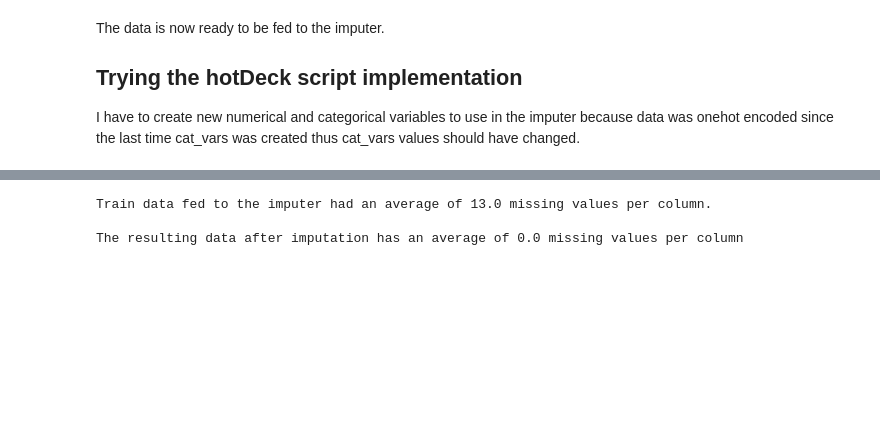
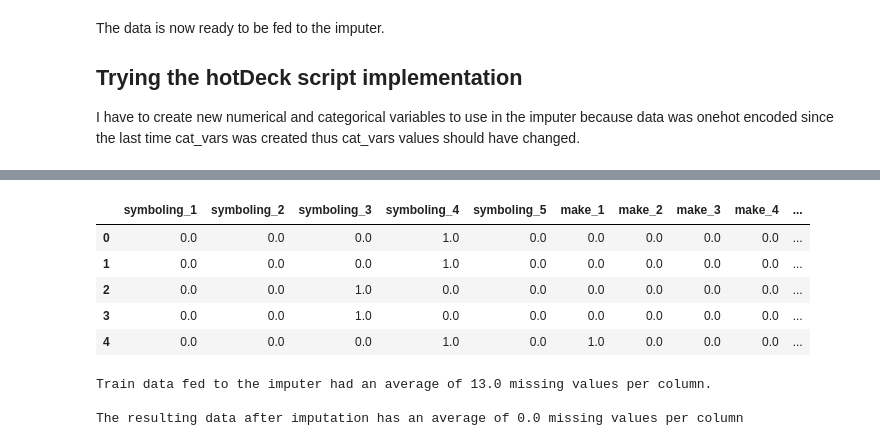
Before and after one commit to Nickimani/mini_DIVA, a Jupyter notebook: examples/hotDeckTrials.ipynb, the cells around one changed output, grey strips where cells are left out. Cells and saved outputs as stored; diff of their text form; code cells hidden in the pictures; blank space fills up the shorter version.

```diff
--- a/examples/hotDeckTrials.ipynb
+++ b/examples/hotDeckTrials.ipynb
@@ -171,3 +177,12 @@ fitted_df = hot.fit(df_oheMiss)
+# %%
+fitted_df.head()
+# %% [output]
+|  | symboling_1 | symboling_2 | symboling_3 | symboling_4 | symboling_5 | make_1 | make_2 | make_3 | make_4 | ... |
+| 0 | 0.0 | 0.0 | 0.0 | 1.0 | 0.0 | 0.0 | 0.0 | 0.0 | 0.0 | ... |
+| 1 | 0.0 | 0.0 | 0.0 | 1.0 | 0.0 | 0.0 | 0.0 | 0.0 | 0.0 | ... |
+| 2 | 0.0 | 0.0 | 1.0 | 0.0 | 0.0 | 0.0 | 0.0 | 0.0 | 0.0 | ... |
+| 3 | 0.0 | 0.0 | 1.0 | 0.0 | 0.0 | 0.0 | 0.0 | 0.0 | 0.0 | ... |
+| 4 | 0.0 | 0.0 | 0.0 | 1.0 | 0.0 | 1.0 | 0.0 | 0.0 | 0.0 | ... |
 # %%
 print(f"Train data fed to the imputer had an average of {df_oheMiss.isna().sum().mean()} missing values per column.\n")
 print(f"The resulting data after imputation has an average of {fitted_df.isna().sum().mean()} missing values per column")
```
Also changed, not shown: parts of 6 cells of this notebook, 4 other files.
